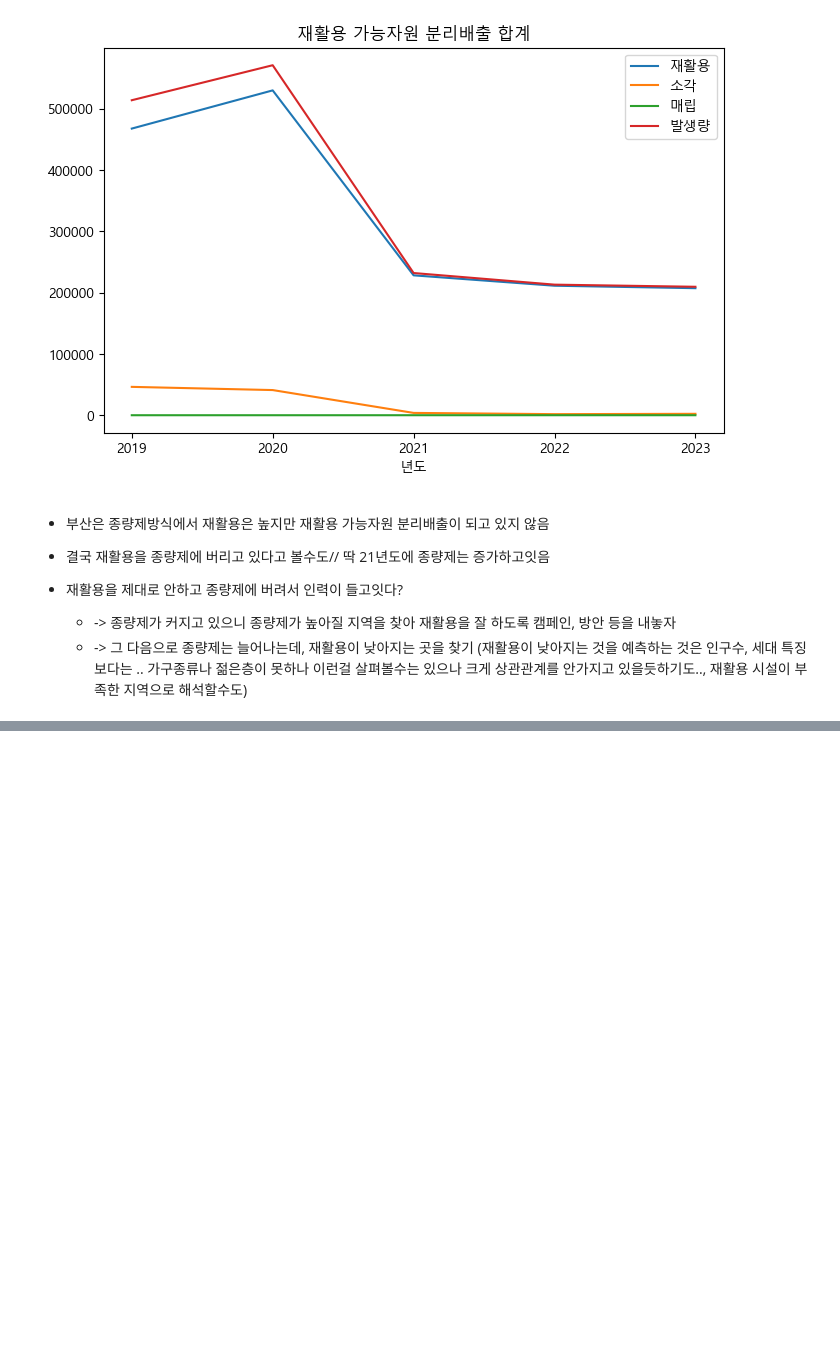
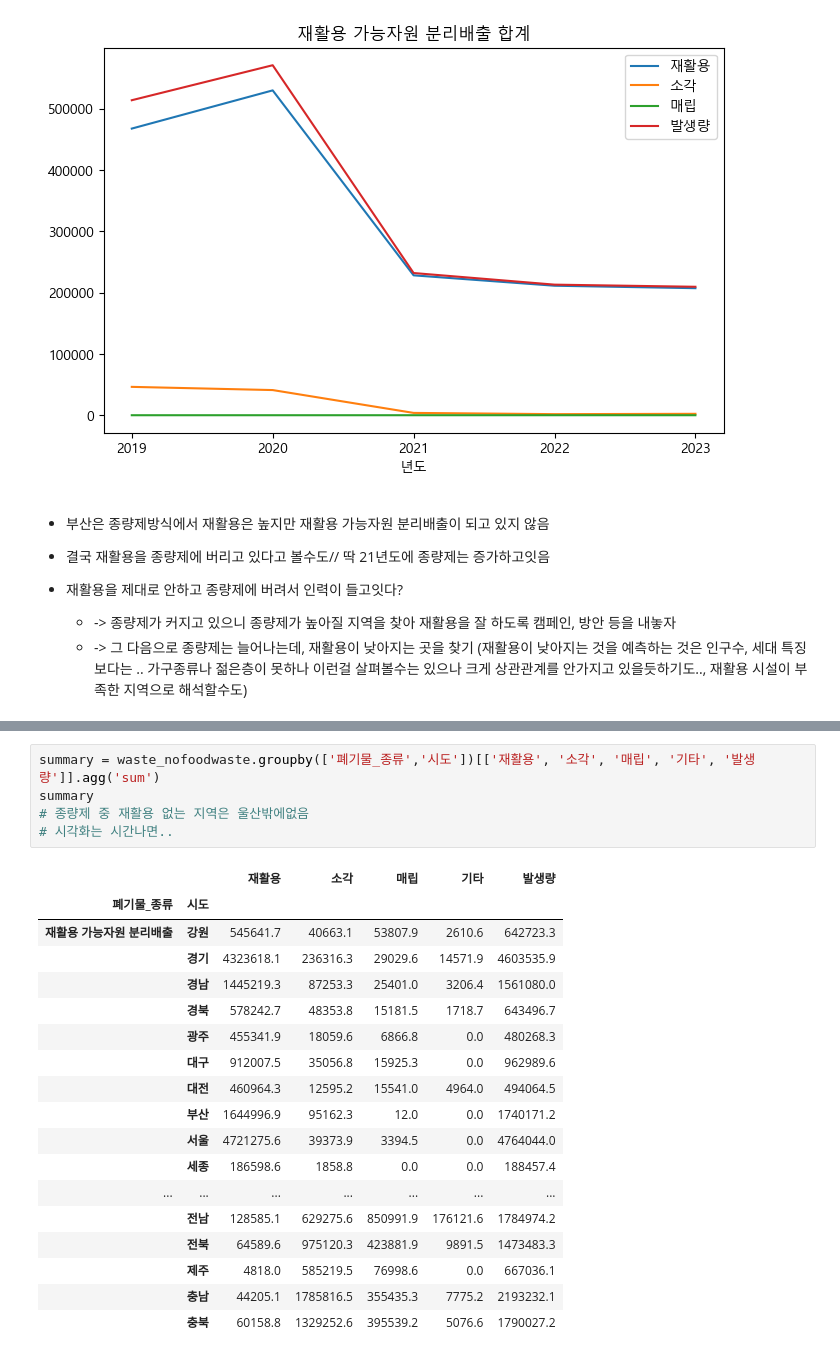
Before and after one commit to kimsang0220/Busan_Big_Data, a Jupyter notebook: NMJ/4차_EDA_쓰레기데이터.ipynb, the cells around one changed output, grey strips where cells are left out. Drawn from its saved outputs; the diff is of its cells as text; blank space fills up the shorter version.

```diff
--- a/NMJ/4차_EDA_쓰레기데이터.ipynb
+++ b/NMJ/4차_EDA_쓰레기데이터.ipynb
@@ -284,0 +306,24 @@ plt.show()
+# %%
+summary = waste_nofoodwaste.groupby(['폐기물_종류','시도'])[['재활용', '소각', '매립', '기타', '발생량']].agg('sum')
+summary
+# 종량제 중 재활용 없는 지역은 울산밖에없음
+# 시각화는 시간나면..
+# %% [output]
+|  |  | 재활용 | 소각 | 매립 | 기타 | 발생량 |
+| 폐기물_종류 | 시도 |  |  |  |  |  |
+| 재활용 가능자원 분리배출 | 강원 | 545641.7 | 40663.1 | 53807.9 | 2610.6 | 642723.3 |
+|  | 경기 | 4323618.1 | 236316.3 | 29029.6 | 14571.9 | 4603535.9 |
+|  | 경남 | 1445219.3 | 87253.3 | 25401.0 | 3206.4 | 1561080.0 |
+|  | 경북 | 578242.7 | 48353.8 | 15181.5 | 1718.7 | 643496.7 |
+|  | 광주 | 455341.9 | 18059.6 | 6866.8 | 0.0 | 480268.3 |
+|  | 대구 | 912007.5 | 35056.8 | 15925.3 | 0.0 | 962989.6 |
+|  | 대전 | 460964.3 | 12595.2 | 15541.0 | 4964.0 | 494064.5 |
+|  | 부산 | 1644996.9 | 95162.3 | 12.0 | 0.0 | 1740171.2 |
+|  | 서울 | 4721275.6 | 39373.9 | 3394.5 | 0.0 | 4764044.0 |
+|  | 세종 | 186598.6 | 1858.8 | 0.0 | 0.0 | 188457.4 |
+| ... | ... | ... | ... | ... | ... | ... |
+|  | 전남 | 128585.1 | 629275.6 | 850991.9 | 176121.6 | 1784974.2 |
+|  | 전북 | 64589.6 | 975120.3 | 423881.9 | 9891.5 | 1473483.3 |
+|  | 제주 | 4818.0 | 585219.5 | 76998.6 | 0.0 | 667036.1 |
+|  | 충남 | 44205.1 | 1785816.5 | 355435.3 | 7775.2 | 2193232.1 |
+|  | 충북 | 60158.8 | 1329252.6 | 395539.2 | 5076.6 | 1790027.2 |
```
Also changed, not shown: parts of 19 cells of this notebook.
